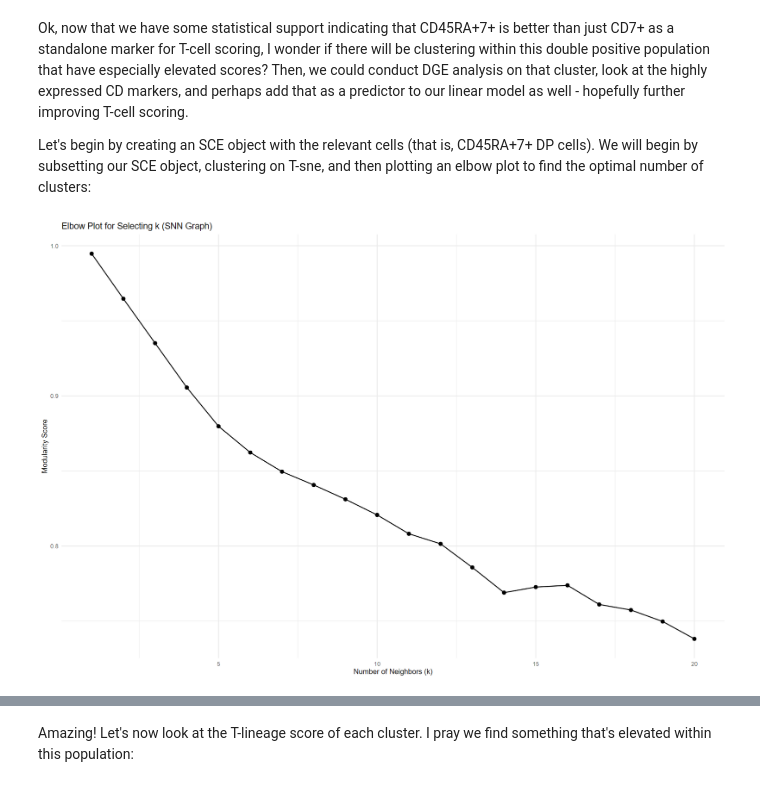
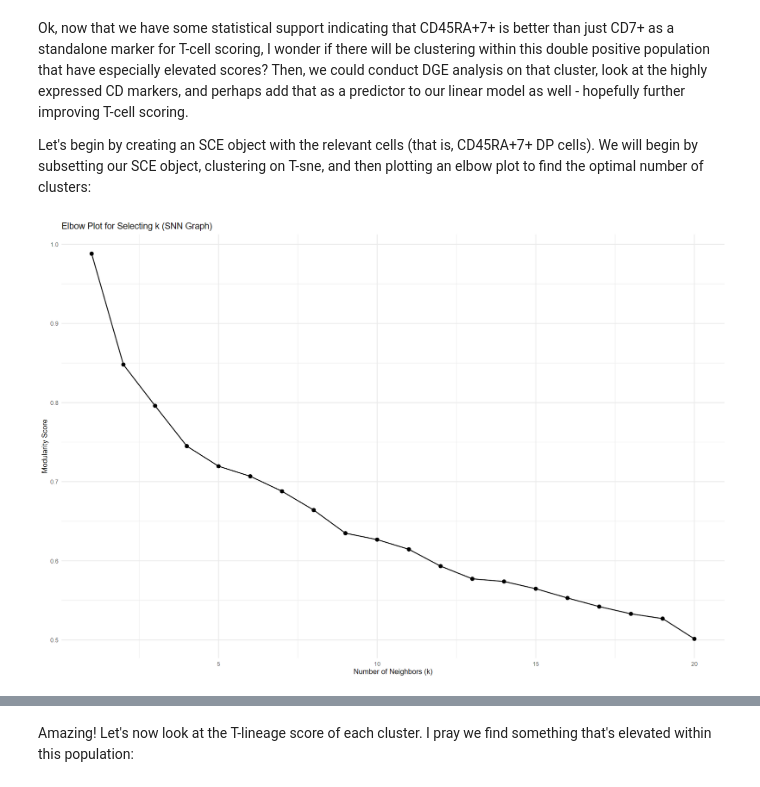
Before and after one commit to piyush-1903/ZandstraEaves_DirectedStudies, a Jupyter notebook: Aim3/Aim3_Analysis.ipynb, the cells around one changed output, grey strips where cells are left out. Drawn from its saved outputs; the diff is of its cells as text; code cells hidden in the pictures.

```diff
--- a/Aim3/Aim3_Analysis.ipynb
+++ b/Aim3/Aim3_Analysis.ipynb
@@ -836,38 +769,38 @@ sce_dp <- merge2_light[
 ]
 
 # Score Each Cell with T-lineage Program
-tcell_genes_present <- intersect(tcell_tough_genes, rownames(merge2_light))
+tcell_genes_present <- intersect(tcell_genes, rownames(merge2_light))
 
 dp_tcell_score <- colMeans(logcounts(sce_dp)[tcell_genes_present, , drop = FALSE])
 colData(sce_dp)$Tcell_score <- dp_tcell_score
 
 
 # Values of k to test
 k_values <- seq(1, 20, by = 1)
 
 # Placeholder for modularity scores
 modularity_scores <- numeric(length(k_values))
 
 # Loop through k and calculate modularity of the clusters
 for (i in seq_along(k_values)) {
   k <- k_values[i]
-  g <- buildSNNGraph(sce_dp, use.dimred = "TSNE", k = k)
+  g <- buildSNNGraph(sce_dp, use.dimred = "PCA", k = k)
   clust <- cluster_walktrap(g)
   modularity_scores[i] <- modularity(clust)
 }
 
 
 elbow_df <- tibble(k = k_values, Modularity = modularity_scores)
 
 ggplot(elbow_df, aes(x = k, y = Modularity)) +
   geom_point(size = 2) +
   geom_line() +
   theme_minimal() +
   labs(
     title = "Elbow Plot for Selecting k (SNN Graph)",
     x = "Number of Neighbors (k)",
     y = "Modularity Score"
   )
 # %% [output]
-[figure, old version]
+[figure, new version]
 # %% [markdown]
```
Also changed, not shown: parts of 27 cells of this notebook, 2 other files.
